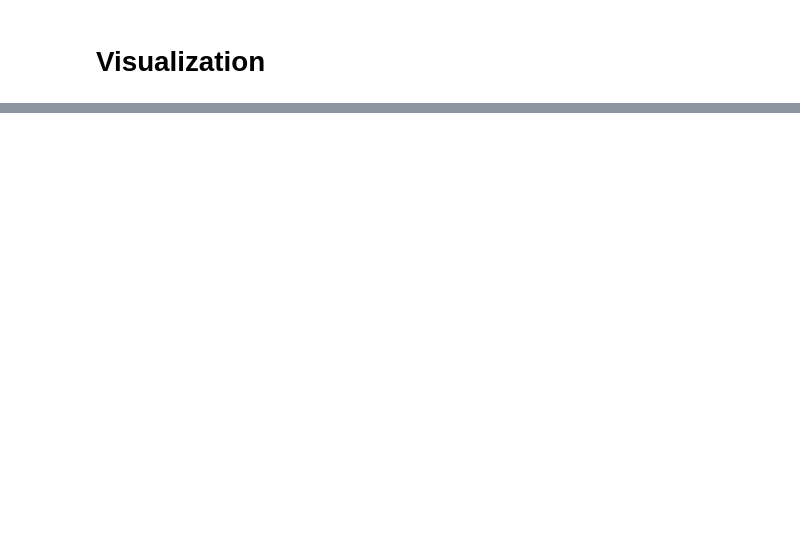
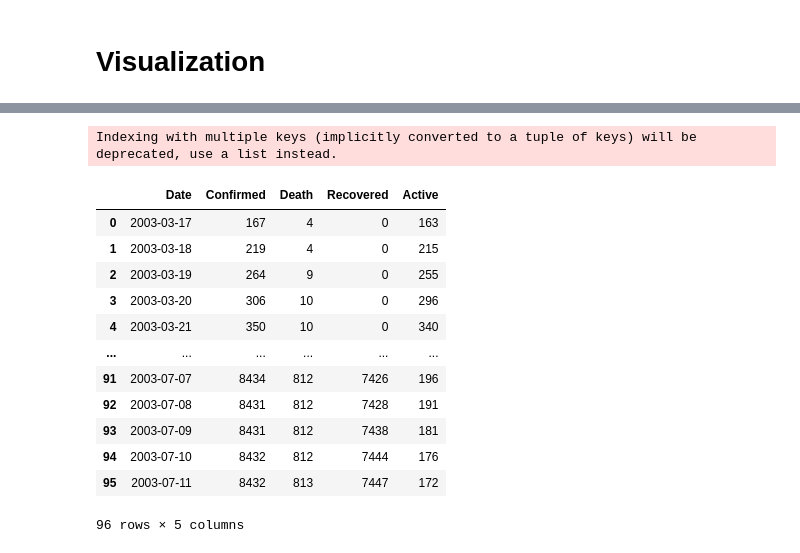
Before and after one commit to bee5633/SARS, a Jupyter notebook: SARS_jupyter.ipynb, the cells around one changed output, grey strips where cells are left out. Cells and saved outputs as stored; diff of their text form; code cells hidden in the pictures; blank space fills up the shorter version.

```diff
--- a/SARS_jupyter.ipynb
+++ b/SARS_jupyter.ipynb
@@ -180,6 +203,23 @@ fig.show()
 # %%
 #over time for confirmed, death and recovered cases worldwide
-by_date = sarsdf.groupby('Date')['Confirmed', 'Death', 'Recovered'].sum().reset_index()
-#by_date
+by_date = sarsdf.groupby('Date')['Confirmed', 'Death', 'Recovered','Active'].sum().reset_index()
+# %% [output]
+Indexing with multiple keys (implicitly converted to a tuple of keys) will be deprecated, use a list instead.
+# %%
+by_date
+# %% [output]
+|  | Date | Confirmed | Death | Recovered | Active |
+| 0 | 2003-03-17 | 167 | 4 | 0 | 163 |
+| 1 | 2003-03-18 | 219 | 4 | 0 | 215 |
+| 2 | 2003-03-19 | 264 | 9 | 0 | 255 |
+| 3 | 2003-03-20 | 306 | 10 | 0 | 296 |
+| 4 | 2003-03-21 | 350 | 10 | 0 | 340 |
+| ... | ... | ... | ... | ... | ... |
+| 91 | 2003-07-07 | 8434 | 812 | 7426 | 196 |
+| 92 | 2003-07-08 | 8431 | 812 | 7428 | 191 |
+| 93 | 2003-07-09 | 8431 | 812 | 7438 | 181 |
+| 94 | 2003-07-10 | 8432 | 812 | 7444 | 176 |
+| 95 | 2003-07-11 | 8432 | 813 | 7447 | 172 |
+96 rows × 5 columns
 # %%
 #melt it
```
Also changed, not shown: parts of 8 cells of this notebook.
